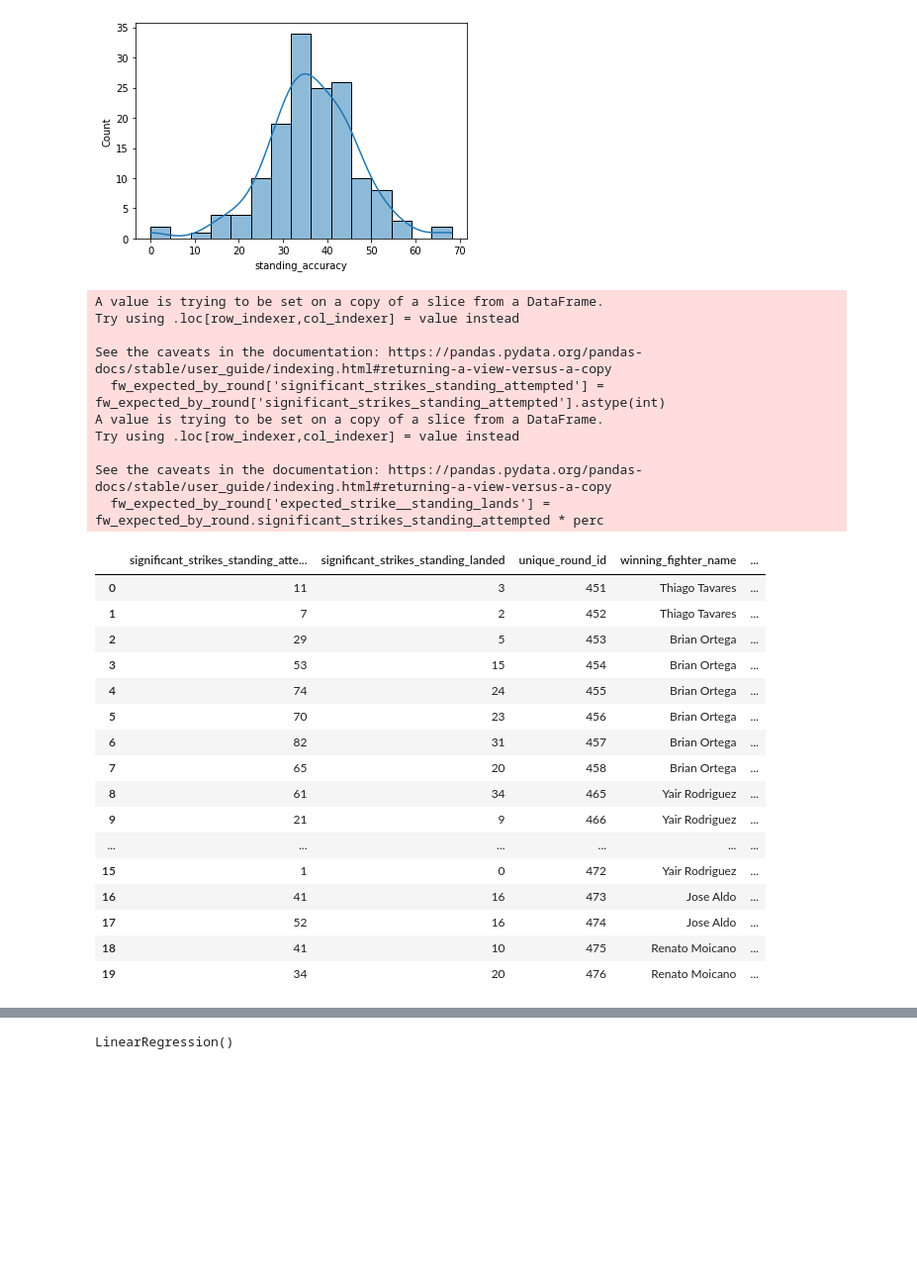
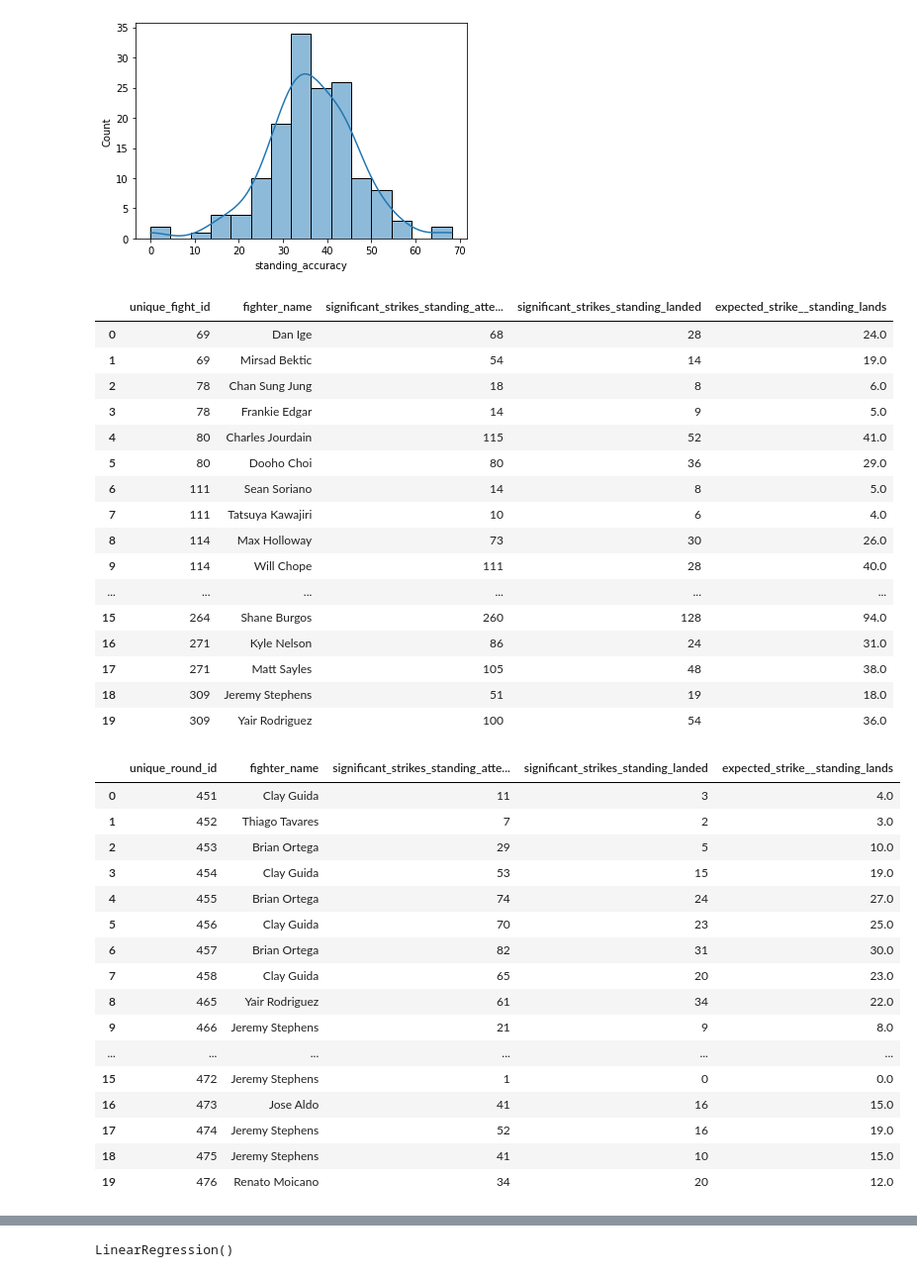
Before and after one commit to anthony-aleman/Featherweight, a Jupyter notebook: FW_EDA.ipynb, the cells around one changed output, grey strips where cells are left out. Shown at 99% size. Saved outputs shown, nothing was run; the diff lists cells and outputs as text; code cells hidden in the pictures; blank space fills up the shorter version.

```diff
--- a/FW_EDA.ipynb
+++ b/FW_EDA.ipynb
@@ -351,43 +351,59 @@ sns.histplot(data=accuracy_frame_fw, x="standing_accuracy", kde=True)
 # %% [output]
 <AxesSubplot:xlabel='standing_accuracy', ylabel='Count'>
 [figure]
+# %%
+efficient_fw= df_fw[[ 'significant_strikes_standing_attempted', 'significant_strikes_standing_landed', 'unique_fight_id', 'winning_fighter_name','losing_fighter_name', 'fighter_name']].groupby(['unique_fight_id', 'fighter_name']).sum().reset_index()
+
+perc = 0.36
+#print(fw_performance.columns)
+efficient_fw['significant_strikes_standing_attempted'] = efficient_fw['significant_strikes_standing_attempted'].astype(int)
+efficient_fw['expected_strike__standing_lands'] = round(efficient_fw.significant_strikes_standing_attempted * perc)
+
+efficient_fw.head(20)
+# %% [output]
+|  | unique_fight_id | fighter_name | significant_strikes_standing_atte... | significant_strikes_standing_landed | expected_strike__standing_lands |
+| 0 | 69 | Dan Ige | 68 | 28 | 24.0 |
+| 1 | 69 | Mirsad Bektic | 54 | 14 | 19.0 |
+| 2 | 78 | Chan Sung Jung | 18 | 8 | 6.0 |
+| 3 | 78 | Frankie Edgar | 14 | 9 | 5.0 |
+| 4 | 80 | Charles Jourdain | 115 | 52 | 41.0 |
+| 5 | 80 | Dooho Choi | 80 | 36 | 29.0 |
+| 6 | 111 | Sean Soriano | 14 | 8 | 5.0 |
+| 7 | 111 | Tatsuya Kawajiri | 10 | 6 | 4.0 |
+| 8 | 114 | Max Holloway | 73 | 30 | 26.0 |
+| 9 | 114 | Will Chope | 111 | 28 | 40.0 |
+| ... | ... | ... | ... | ... | ... |
+| 15 | 264 | Shane Burgos | 260 | 128 | 94.0 |
+| 16 | 271 | Kyle Nelson | 86 | 24 | 31.0 |
+| 17 | 271 | Matt Sayles | 105 | 48 | 38.0 |
+| 18 | 309 | Jeremy Stephens | 51 | 19 | 18.0 |
+| 19 | 309 | Yair Rodriguez | 100 | 54 | 36.0 |
 # %%
-fw_expected_by_round = df_fw[[ 'significant_strikes_standing_attempted', 'significant_strikes_standing_landed', 'unique_round_id', 'winning_fighter_name','losing_fighter_name', 'fighter_name']]
-
+fw_expected_by_round = df_fw[[ 'significant_strikes_standing_attempted', 'significant_strikes_standing_landed', 'unique_round_id', 'winning_fighter_name','losing_fighter_name', 'fighter_name']].groupby(['unique_round_id', 'fighter_name']).sum().reset_index()
 perc = 0.36
 #print(fw_performance.columns)
 fw_expected_by_round['significant_strikes_standing_attempted'] = fw_expected_by_round['significant_strikes_standing_attempted'].astype(int)
-fw_expected_by_round['expected_strike__standing_lands'] = fw_expected_by_round.significant_strikes_standing_attempted * perc
+fw_expected_by_round['expected_strike__standing_lands'] = round(fw_expected_by_round.significant_strikes_standing_attempted * perc)
 
 fw_expected_by_round.head(20)
 # %% [output]
-A value is trying to be set on a copy of a slice from a DataFrame.
-Try using .loc[row_indexer,col_indexer] = value instead
-
-See the caveats in the documentation: https://pandas.pydata.org/pandas-docs/stable/user_guide/indexing.html#returning-a-view-versus-a-copy
-  fw_expected_by_round['significant_strikes_standing_attempted'] = fw_expected_by_round['significant_strikes_standing_attempted'].astype(int)
-A value is trying to be set on a copy of a slice from a DataFrame.
-Try using .loc[row_indexer,col_indexer] = value instead
-
-See the caveats in the documentation: https://pandas.pydata.org/pandas-docs/stable/user_guide/indexing.html#returning-a-view-versus-a-copy
-  fw_expected_by_round['expected_strike__standing_lands'] = fw_expected_by_round.significant_strikes_standing_attempted * perc
-|  | significant_strikes_standing_atte... | significant_strikes_standing_landed | unique_round_id | winning_fighter_name | ... |
-| 0 | 11 | 3 | 451 | Thiago Tavares | ... |
-| 1 | 7 | 2 | 452 | Thiago Tavares | ... |
-| 2 | 29 | 5 | 453 | Brian Ortega | ... |
-| 3 | 53 | 15 | 454 | Brian Ortega | ... |
-| 4 | 74 | 24 | 455 | Brian Ortega | ... |
-| 5 | 70 | 23 | 456 | Brian Ortega | ... |
-| 6 | 82 | 31 | 457 | Brian Ortega | ... |
-| 7 | 65 | 20 | 458 | Brian Ortega | ... |
-| 8 | 61 | 34 | 465 | Yair Rodriguez | ... |
-| 9 | 21 | 9 | 466 | Yair Rodriguez | ... |
+|  | unique_round_id | fighter_name | significant_strikes_standing_atte... | significant_strikes_standing_landed | expected_strike__standing_lands |
+| 0 | 451 | Clay Guida | 11 | 3 | 4.0 |
+| 1 | 452 | Thiago Tavares | 7 | 2 | 3.0 |
+| 2 | 453 | Brian Ortega | 29 | 5 | 10.0 |
+| 3 | 454 | Clay Guida | 53 | 15 | 19.0 |
+| 4 | 455 | Brian Ortega | 74 | 24 | 27.0 |
+| 5 | 456 | Clay Guida | 70 | 23 | 25.0 |
+| 6 | 457 | Brian Ortega | 82 | 31 | 30.0 |
+| 7 | 458 | Clay Guida | 65 | 20 | 23.0 |
+| 8 | 465 | Yair Rodriguez | 61 | 34 | 22.0 |
+| 9 | 466 | Jeremy Stephens | 21 | 9 | 8.0 |
 | ... | ... | ... | ... | ... | ... |
-| 15 | 1 | 0 | 472 | Yair Rodriguez | ... |
-| 16 | 41 | 16 | 473 | Jose Aldo | ... |
-| 17 | 52 | 16 | 474 | Jose Aldo | ... |
-| 18 | 41 | 10 | 475 | Renato Moicano | ... |
-| 19 | 34 | 20 | 476 | Renato Moicano | ... |
+| 15 | 472 | Jeremy Stephens | 1 | 0 | 0.0 |
+| 16 | 473 | Jose Aldo | 41 | 16 | 15.0 |
+| 17 | 474 | Jeremy Stephens | 52 | 16 | 19.0 |
+| 18 | 475 | Jeremy Stephens | 41 | 10 | 15.0 |
+| 19 | 476 | Renato Moicano | 34 | 20 | 12.0 |
 # %%
 fw_expected_by_round['standing_efficiency'] = fw_expected_by_round.significant_strikes_standing_landed / fw_expected_by_round.expected_strike__standing_lands
 fw_expected_by_round.head(20)
```
Also changed, not shown: parts of 6 cells of this notebook.
